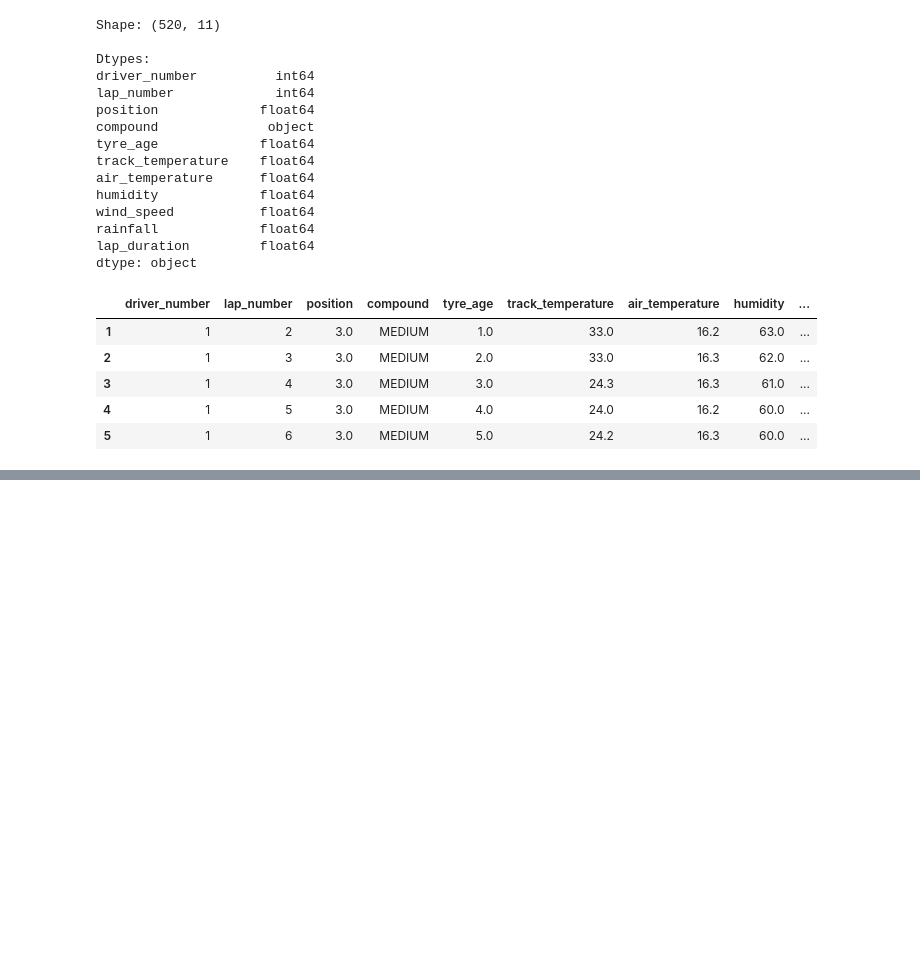
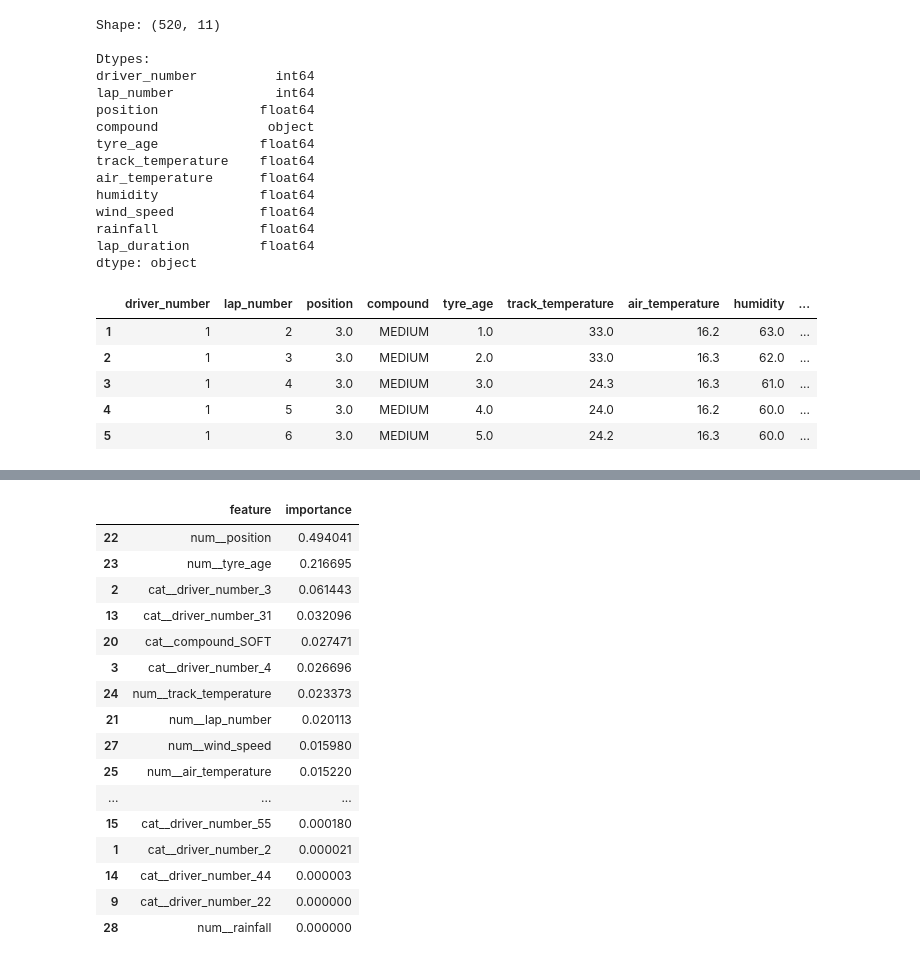
Before and after one commit to nihankale07-bot/pitwall, a Jupyter notebook: notebooks/02_race_analysis.ipynb, the cells around one changed output, grey strips where cells are left out. Drawn from its saved outputs; the diff is of its cells as text; code cells hidden in the pictures; blank space fills up the shorter version.

```diff
--- a/notebooks/02_race_analysis.ipynb
+++ b/notebooks/02_race_analysis.ipynb
@@ -2685,0 +2881,42 @@ dtype: object
+# %%
+best_model = trained_models["Gradient Boosting"]
+
+feature_names = (
+    best_model
+    .named_steps["preprocessor"]
+    .get_feature_names_out()
+)
+
+importances = (
+    best_model
+    .named_steps["model"]
+    .feature_importances_
+)
+
+feature_importance = (
+    pd.DataFrame({
+        "feature": feature_names,
+        "importance": importances
+    })
+    .sort_values("importance", ascending=False)
+)
+
+display(feature_importance)
+# %% [output]
+|  | feature | importance |
+| 22 | num__position | 0.494041 |
+| 23 | num__tyre_age | 0.216695 |
+| 2 | cat__driver_number_3 | 0.061443 |
+| 13 | cat__driver_number_31 | 0.032096 |
+| 20 | cat__compound_SOFT | 0.027471 |
+| 3 | cat__driver_number_4 | 0.026696 |
+| 24 | num__track_temperature | 0.023373 |
+| 21 | num__lap_number | 0.020113 |
+| 27 | num__wind_speed | 0.015980 |
+| 25 | num__air_temperature | 0.015220 |
+| ... | ... | ... |
+| 15 | cat__driver_number_55 | 0.000180 |
+| 1 | cat__driver_number_2 | 0.000021 |
+| 14 | cat__driver_number_44 | 0.000003 |
+| 9 | cat__driver_number_22 | 0.000000 |
+| 28 | num__rainfall | 0.000000 |
```
Also changed, not shown: parts of 9 cells of this notebook, 4 other files.
